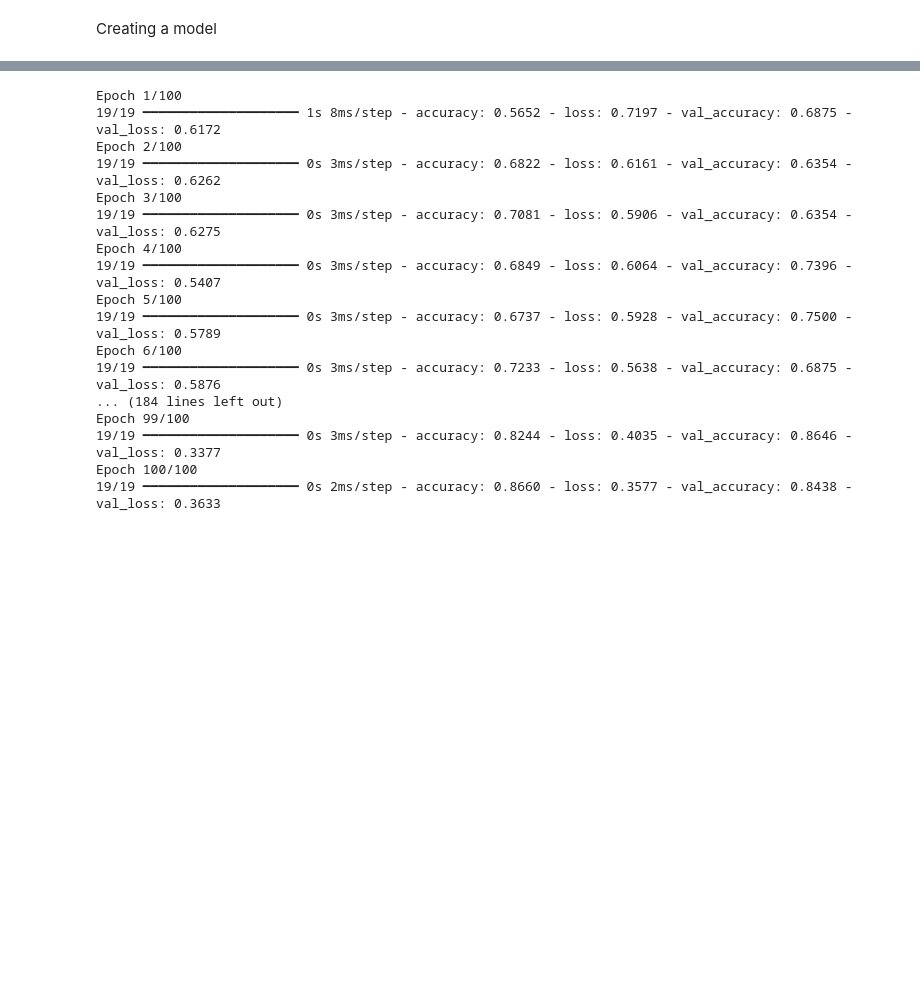
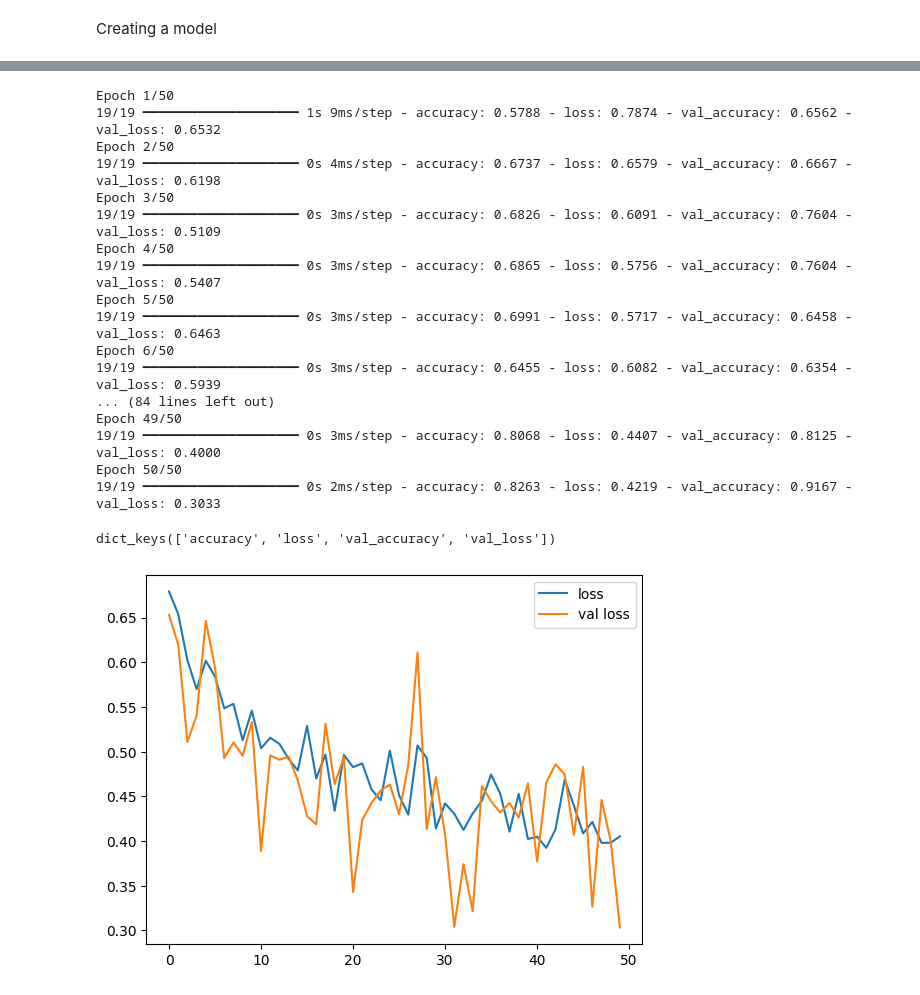
Before and after one commit to ShriVarshaan/titanic-dataset, a Jupyter notebook: titanic.ipynb, the cells around one changed output, grey strips where cells are left out. Cells and saved outputs as stored; diff of their text form; code cells hidden in the pictures; blank space fills up the shorter version.

Commit message:
visualising and tuning the model

```diff
--- a/titanic.ipynb
+++ b/titanic.ipynb
@@ -151,17 +151,17 @@ from tensorflow.keras.layers import Dense
 model = Sequential()
 # %%
 model.add(Dense(64, activation="relu", input_shape=(6,)))
-model.add(Dense(64, activation="relu"))
 model.add(Dense(32, activation="relu"))
+model.add(Dense(16, activation="relu"))
 
-model.add(Dense(32, activation="relu"))
+model.add(Dense(16, activation="relu"))
 
 model.add(Dense(16, activation="relu"))
 model.add(Dense(1, activation="sigmoid"))
 # %%
 from tensorflow.keras.optimizers import Adam
 # %%
-model.compile(optimizer=Adam(learning_rate=0.001), loss=tf.keras.losses.BinaryCrossentropy(), metrics=["accuracy"])
+model.compile(optimizer=Adam(learning_rate=0.01), loss=tf.keras.losses.BinaryCrossentropy(), metrics=["accuracy"])
 # %%
 model.summary()
 # %% [output]
@@ -186,21 +186,32 @@ Model: "sequential_9"
  Non-trainable params: 0 (0.00 B)
 # %%
-history = model.fit(train_data, epochs=100, validation_data=val_data)
+history = model.fit(train_data, epochs=50, validation_data=val_data)
 # %% [output]
-Epoch 1/100
-19/19 ━━━━━━━━━━━━━━━━━━━━ 1s 8ms/step - accuracy: 0.5652 - loss: 0.7197 - val_accuracy: 0.6875 - val_loss: 0.6172
-Epoch 2/100
-19/19 ━━━━━━━━━━━━━━━━━━━━ 0s 3ms/step - accuracy: 0.6822 - loss: 0.6161 - val_accuracy: 0.6354 - val_loss: 0.6262
-Epoch 3/100
-19/19 ━━━━━━━━━━━━━━━━━━━━ 0s 3ms/step - accuracy: 0.7081 - loss: 0.5906 - val_accuracy: 0.6354 - val_loss: 0.6275
-Epoch 4/100
-19/19 ━━━━━━━━━━━━━━━━━━━━ 0s 3ms/step - accuracy: 0.6849 - loss: 0.6064 - val_accuracy: 0.7396 - val_loss: 0.5407
-Epoch 5/100
-19/19 ━━━━━━━━━━━━━━━━━━━━ 0s 3ms/step - accuracy: 0.6737 - loss: 0.5928 - val_accuracy: 0.7500 - val_loss: 0.5789
-Epoch 6/100
-19/19 ━━━━━━━━━━━━━━━━━━━━ 0s 3ms/step - accuracy: 0.7233 - loss: 0.5638 - val_accuracy: 0.6875 - val_loss: 0.5876
-... (184 lines left out)
-Epoch 99/100
-19/19 ━━━━━━━━━━━━━━━━━━━━ 0s 3ms/step - accuracy: 0.8244 - loss: 0.4035 - val_accuracy: 0.8646 - val_loss: 0.3377
-Epoch 100/100
-19/19 ━━━━━━━━━━━━━━━━━━━━ 0s 2ms/step - accuracy: 0.8660 - loss: 0.3577 - val_accuracy: 0.8438 - val_loss: 0.3633
+Epoch 1/50
+19/19 ━━━━━━━━━━━━━━━━━━━━ 1s 9ms/step - accuracy: 0.5788 - loss: 0.7874 - val_accuracy: 0.6562 - val_loss: 0.6532
+Epoch 2/50
+19/19 ━━━━━━━━━━━━━━━━━━━━ 0s 4ms/step - accuracy: 0.6737 - loss: 0.6579 - val_accuracy: 0.6667 - val_loss: 0.6198
+Epoch 3/50
+19/19 ━━━━━━━━━━━━━━━━━━━━ 0s 3ms/step - accuracy: 0.6826 - loss: 0.6091 - val_accuracy: 0.7604 - val_loss: 0.5109
+Epoch 4/50
+19/19 ━━━━━━━━━━━━━━━━━━━━ 0s 3ms/step - accuracy: 0.6865 - loss: 0.5756 - val_accuracy: 0.7604 - val_loss: 0.5407
+Epoch 5/50
+19/19 ━━━━━━━━━━━━━━━━━━━━ 0s 3ms/step - accuracy: 0.6991 - loss: 0.5717 - val_accuracy: 0.6458 - val_loss: 0.6463
+Epoch 6/50
+19/19 ━━━━━━━━━━━━━━━━━━━━ 0s 3ms/step - accuracy: 0.6455 - loss: 0.6082 - val_accuracy: 0.6354 - val_loss: 0.5939
+... (84 lines left out)
+Epoch 49/50
+19/19 ━━━━━━━━━━━━━━━━━━━━ 0s 3ms/step - accuracy: 0.8068 - loss: 0.4407 - val_accuracy: 0.8125 - val_loss: 0.4000
+Epoch 50/50
+19/19 ━━━━━━━━━━━━━━━━━━━━ 0s 2ms/step - accuracy: 0.8263 - loss: 0.4219 - val_accuracy: 0.9167 - val_loss: 0.3033
+# %%
+history.history.keys()
+# %% [output]
+dict_keys(['accuracy', 'loss', 'val_accuracy', 'val_loss'])
+# %%
+plt.plot(history.history["loss"], label="loss")
+plt.plot(history.history["val_loss"], label="val loss")
+plt.legend()
+plt.show()
+# %% [output]
+[figure, added]
```
Also changed, not shown: parts of 3 cells of this notebook.
